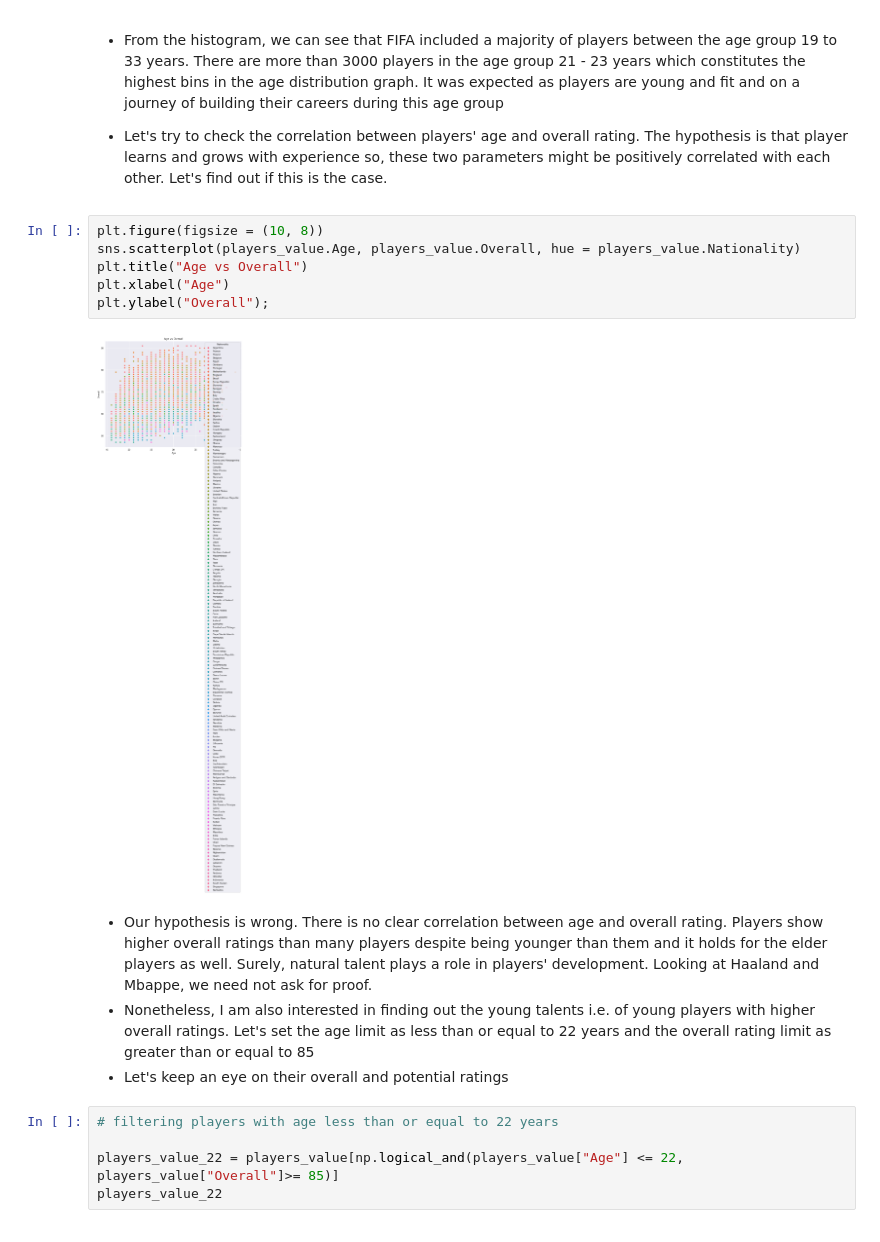
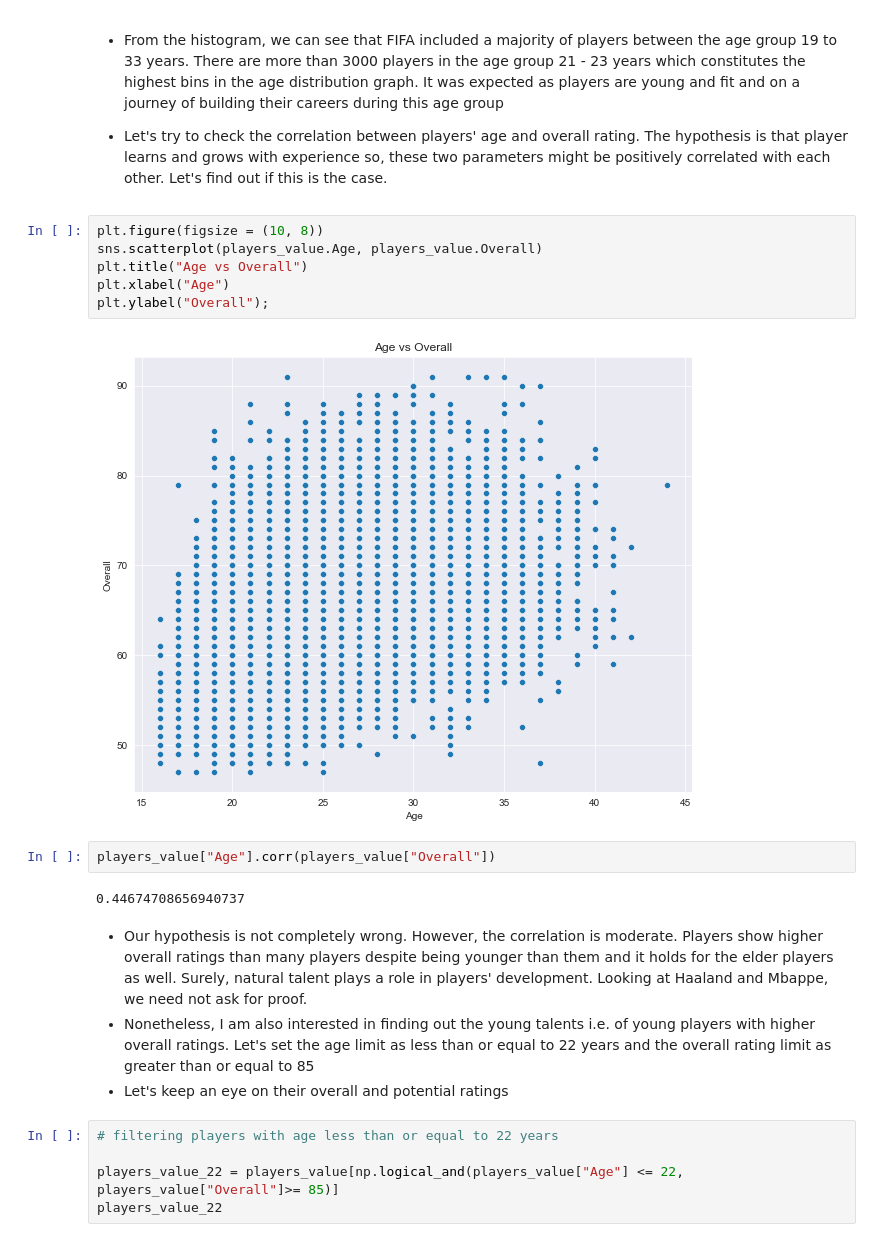
Before and after one commit to mdushetwar/Mayur_Projects, a Jupyter notebook: Mbappe vs Haaland.ipynb, the cells around one changed output. Cells and saved outputs as stored; diff of their text form.

```diff
--- a/Mbappe vs Haaland.ipynb
+++ b/Mbappe vs Haaland.ipynb
@@ -239,14 +239,18 @@ plt.ylabel("Number of Players");
 - Let's try to check the correlation between players' age and overall rating. The hypothesis is that player learns and grows with experience so, these two parameters might be positively correlated with each other. Let's find out if this is the case.
 # %%
 plt.figure(figsize = (10, 8))
-sns.scatterplot(players_value.Age, players_value.Overall, hue = players_value.Nationality)
+sns.scatterplot(players_value.Age, players_value.Overall)
 plt.title("Age vs Overall")
 plt.xlabel("Age")
 plt.ylabel("Overall");
 # %% [output]
-[figure, old version]
+[figure, new version]
+# %%
+players_value["Age"].corr(players_value["Overall"])
+# %% [output]
+0.44674708656940737
 # %% [markdown]
-- Our hypothesis is wrong. There is no clear correlation between age and overall rating. Players show higher overall ratings than many players despite being younger than them and it holds for the elder players as well. Surely, natural talent plays a role in players' development. Looking at Haaland and Mbappe, we need not ask for proof.
+- Our hypothesis is not completely wrong. However, the correlation is moderate. Players show higher overall ratings than many players despite being younger than them and it holds for the elder players as well. Surely, natural talent plays a role in players' development. Looking at Haaland and Mbappe, we need not ask for proof.
 - Nonetheless, I am also interested in finding out the young talents i.e. of young players with higher overall ratings. Let's set the age limit as less than or equal to 22 years and the overall rating limit as greater than or equal to 85
 - Let's keep an eye on their overall and potential ratings
 # %%
```
Also changed, not shown: parts of 1 cell of this notebook.
